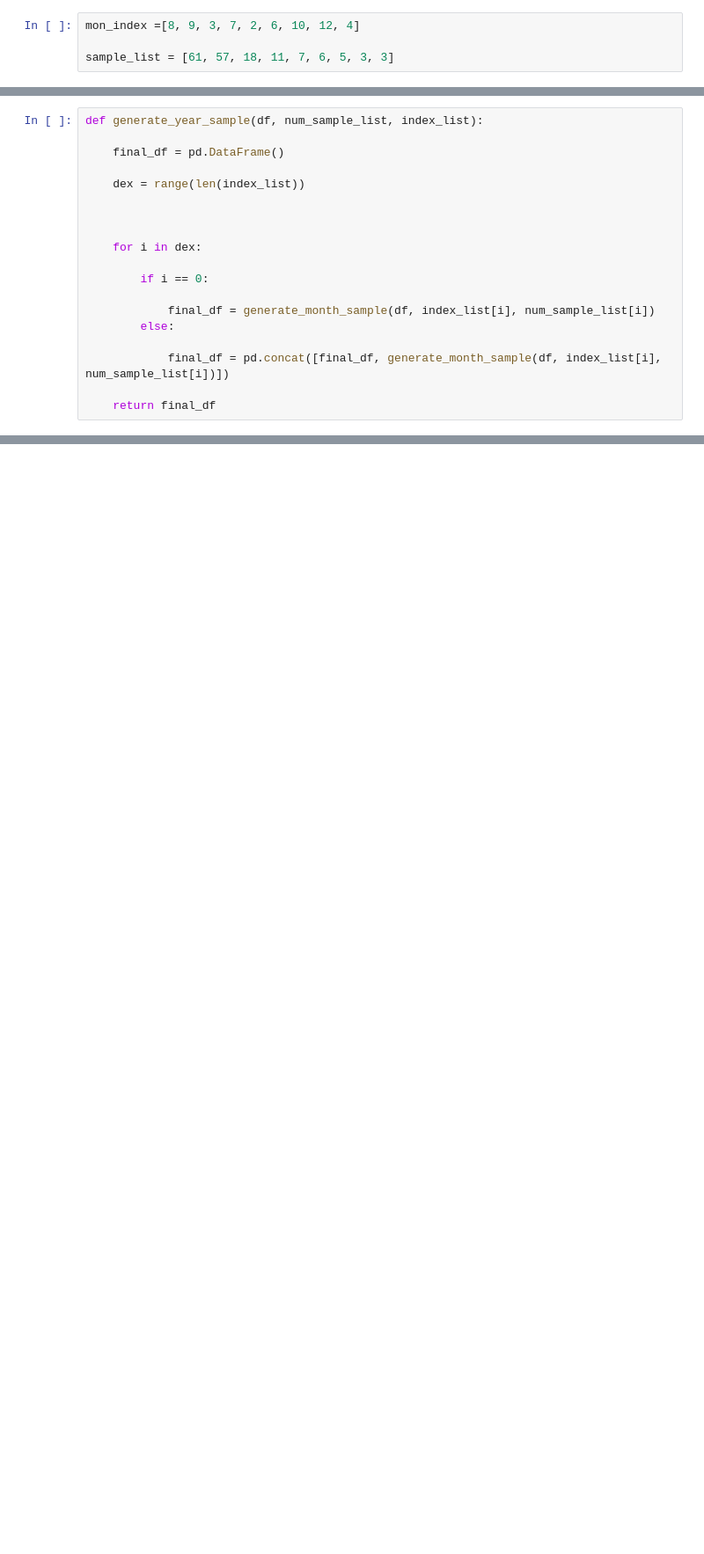
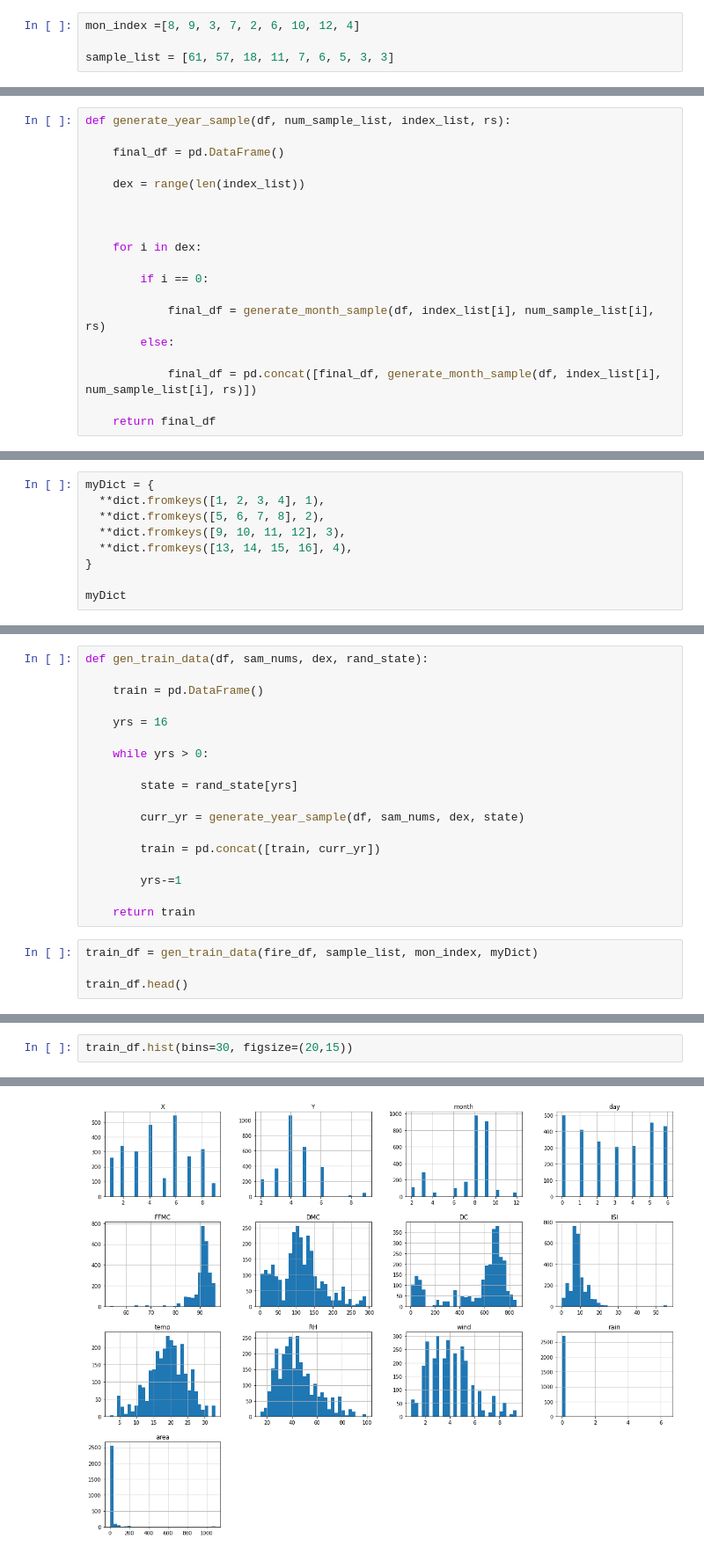
Before and after one commit to fishnchips97/Project-T-Final-189, a Jupyter notebook: scratchwork/data_generator_proj_T.ipynb, the cells around one changed output, grey strips where cells are left out. Shown: that part at 88% size. Drawn from its saved outputs; the diff is of its cells as text; blank space fills up the shorter version.

Commit message:
initial train set

```diff
--- a/scratchwork/data_generator_proj_T.ipynb
+++ b/scratchwork/data_generator_proj_T.ipynb
@@ -111,5 +116,5 @@ def generate_month_sample(df, month, num_samples):
 # %%
-def generate_year_sample(df, num_sample_list, index_list):
+def generate_year_sample(df, num_sample_list, index_list, rs):
 
     final_df = pd.DataFrame()
 
@@ -121,10 +126,10 @@ def generate_year_sample(df, num_sample_list, index_list):
 
         if i == 0:
 
-            final_df = generate_month_sample(df, index_list[i], num_sample_list[i])
+            final_df = generate_month_sample(df, index_list[i], num_sample_list[i], rs)
         else:
 
-            final_df = pd.concat([final_df, generate_month_sample(df, index_list[i], num_sample_list[i])])
+            final_df = pd.concat([final_df, generate_month_sample(df, index_list[i], num_sample_list[i], rs)])
 
     return final_df
 # %%
@@ -144,0 +167,9 @@ len(one_yr)
+# %%
+myDict = {
+  **dict.fromkeys([1, 2, 3, 4], 1),
+  **dict.fromkeys([5, 6, 7, 8], 2),
+  **dict.fromkeys([9, 10, 11, 12], 3),
+  **dict.fromkeys([13, 14, 15, 16], 4),
+}
+
+myDict
@@ -144,0 +180,22 @@ len(one_yr)
+# %%
+def gen_train_data(df, sam_nums, dex, rand_state):
+
+    train = pd.DataFrame()
+
+    yrs = 16
+
+    while yrs > 0:
+
+        state = rand_state[yrs]
+
+        curr_yr = generate_year_sample(df, sam_nums, dex, state)
+
+        train = pd.concat([train, curr_yr])
+
+        yrs-=1
+
+    return train
+# %%
+train_df = gen_train_data(fire_df, sample_list, mon_index, myDict)
+
+train_df.head()
@@ -144,0 +213,3 @@ len(one_yr)
+# %%
+train_df.hist(bins=30, figsize=(20,15))
+# %% [output]
@@ -144,0 +230 @@ len(one_yr)
+[figure, added]
```
Also changed, not shown: parts of 19 cells of this notebook.
